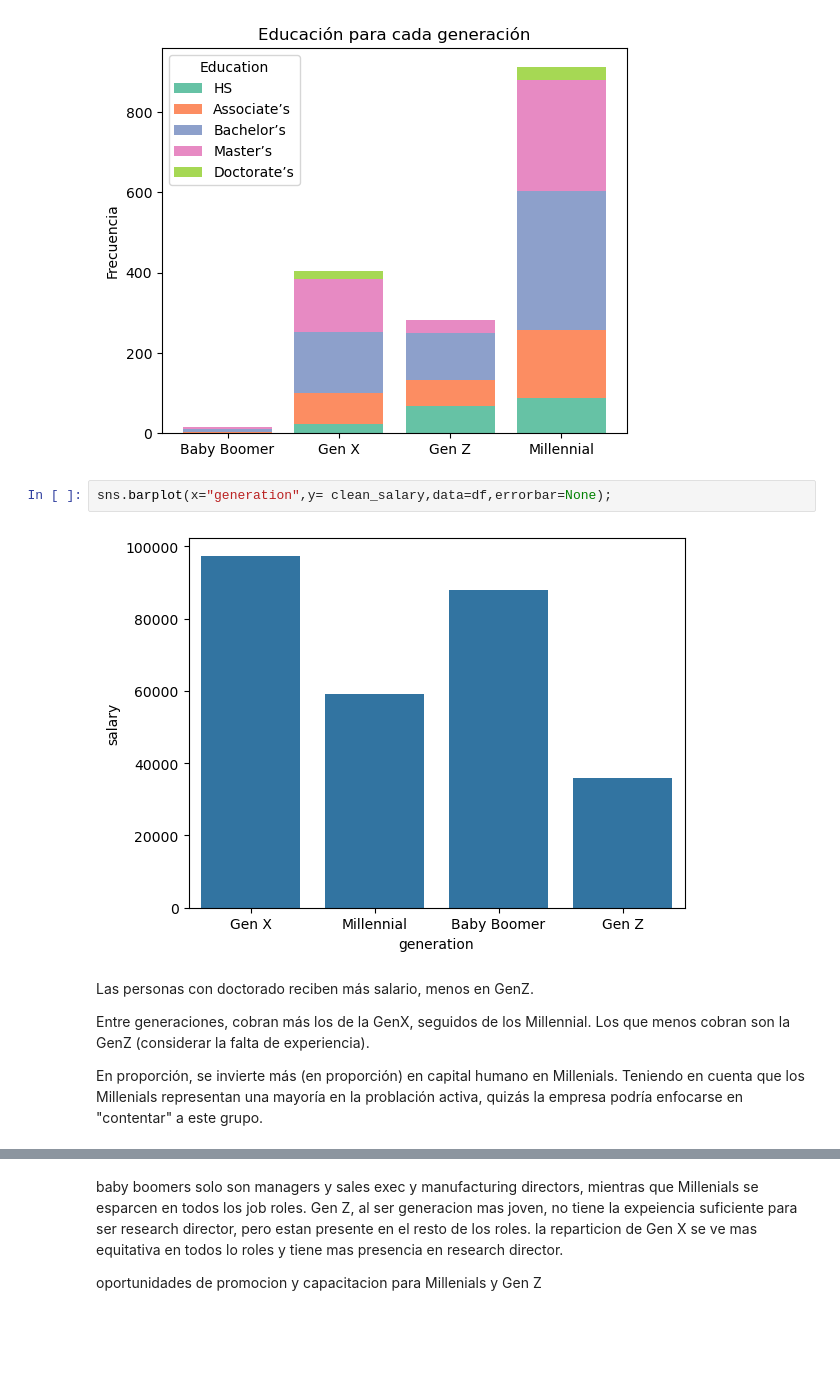
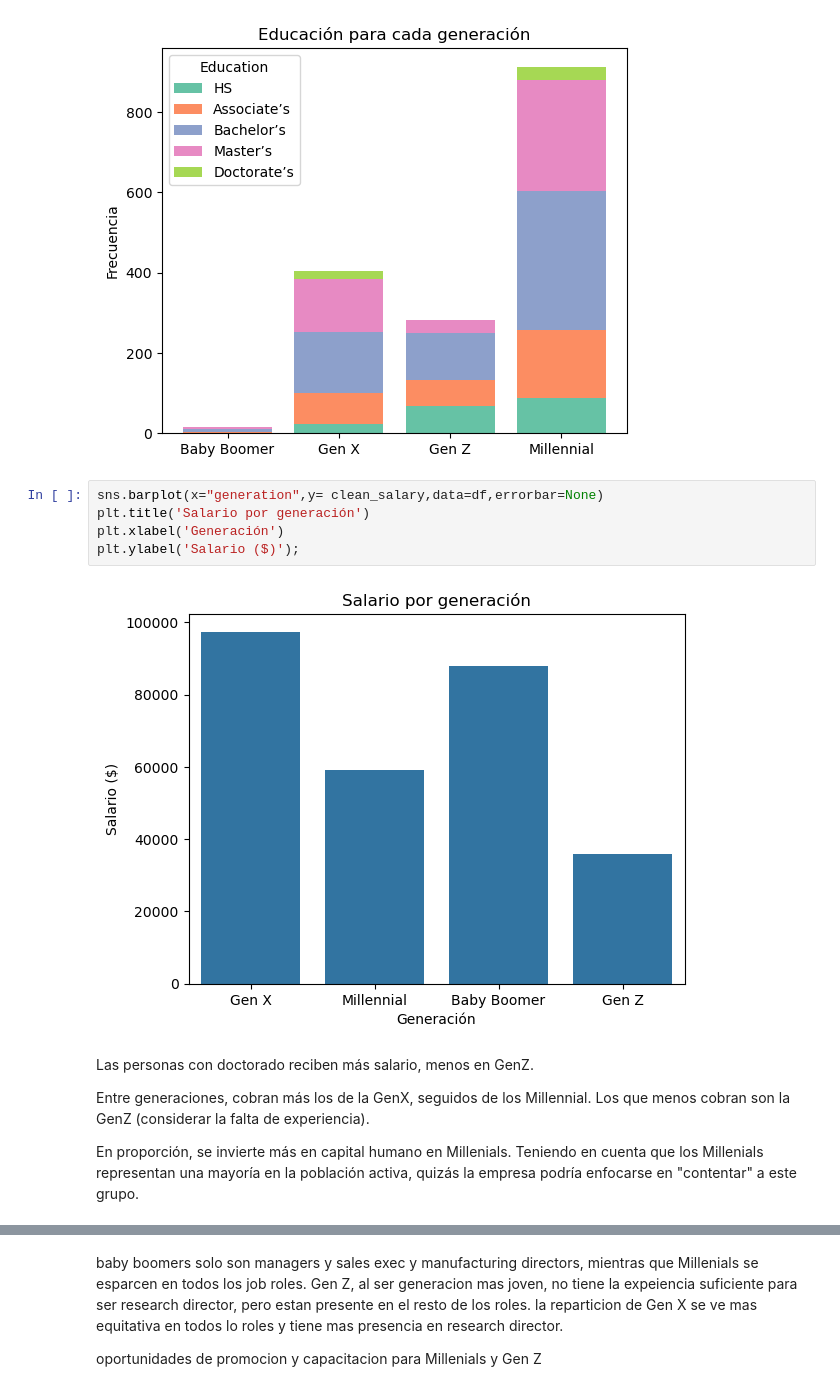
Before and after one commit to NuriaSalasVazquez/project-da-promo-49-modulo-3-team-4, a Jupyter notebook: EDA.ipynb, the cells around one changed output, grey strips where cells are left out. Cells and saved outputs as stored; diff of their text form; blank space fills up the shorter version.

```diff
--- a/EDA.ipynb
+++ b/EDA.ipynb
@@ -537,15 +526,18 @@ plt.show()
 # %% [output]
 [figure]
 # %%
-sns.barplot(x="generation",y= clean_salary,data=df,errorbar=None);
+sns.barplot(x="generation",y= clean_salary,data=df,errorbar=None)
+plt.title('Salario por generación')
+plt.xlabel('Generación')
+plt.ylabel('Salario ($)');
 # %% [output]
-[figure, old version]
+[figure, new version]
 # %% [markdown]
 Las personas con doctorado reciben más salario, menos en GenZ.
 
 Entre generaciones, cobran más los de la GenX, seguidos de los Millennial. Los que menos cobran son la GenZ (considerar la falta de experiencia).
 
-En proporción, se invierte más (en proporción) en capital humano en Millenials. Teniendo en cuenta que los Millenials representan una mayoría en la problación activa, quizás la empresa podría enfocarse en "contentar" a este grupo.
+En proporción, se invierte más en capital humano en Millenials. Teniendo en cuenta que los Millenials representan una mayoría en la población activa, quizás la empresa podría enfocarse en "contentar" a este grupo.
 # %%
 # Gráfico principal
 sns.countplot(
```
Also changed, not shown: parts of 44 cells of this notebook.
